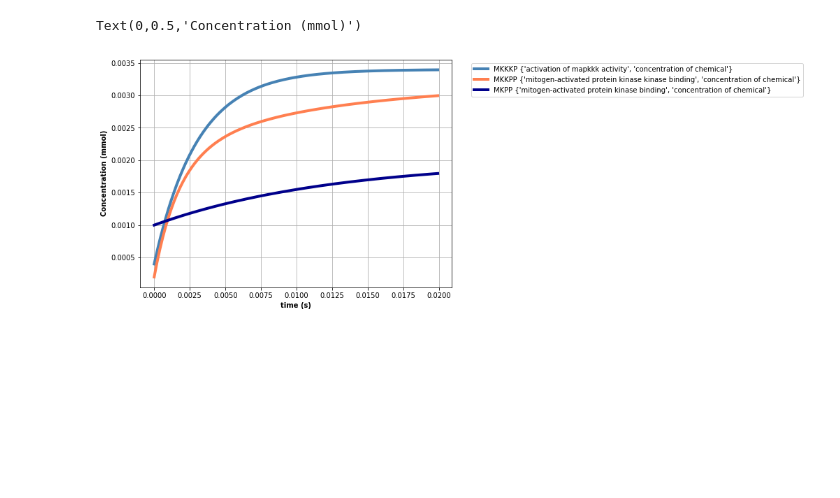
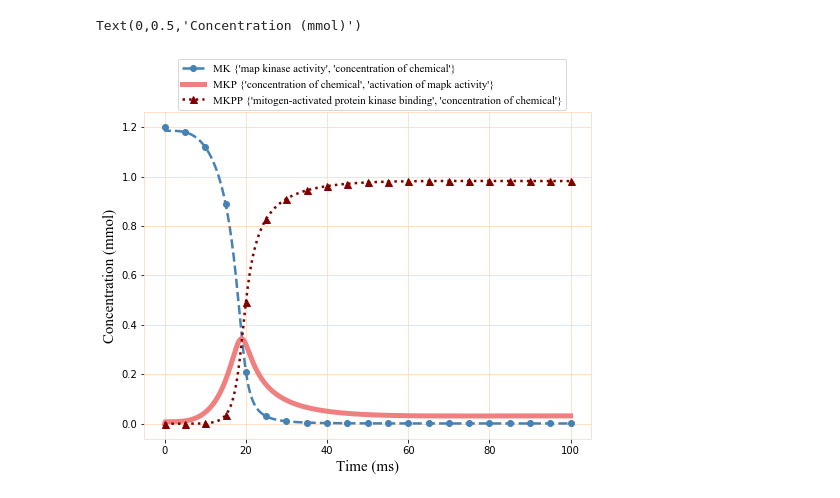
Before and after one commit to Niloofar-Sh/AnnotationBased_modelIntegration, a Jupyter notebook: Phosphorylation_Git/Phosphorylation-5Loops.ipynb, the cells around one changed output. Saved outputs shown, nothing was run; the diff lists cells and outputs as text; code cells hidden in the pictures; blank space fills up the shorter version.

```diff
--- a/Phosphorylation_Git/Phosphorylation-5Loops.ipynb
+++ b/Phosphorylation_Git/Phosphorylation-5Loops.ipynb
@@ -814,5 +798,5 @@ def combineDict(dicts):
 # %%
 x_0=combineDict(x0)
 # %%
-t_span = [0,5]
-t, x = bgt.simulate(model, timespan=t_span, control_vars={}, x0=x_0, dt=0.0001)
+t_span = [0,100]
+t, x = bgt.simulate(model, timespan=t_span, control_vars={}, x0=x_0, dt=0.1)
@@ -830,0 +840,15 @@ Text(0,0.5,'Concentration (mmol)')
+# %%
+rcParams['figure.figsize'] = 9, 6
+plt.rcParams['axes.facecolor'] = 'white'
+plt.rc('axes',edgecolor='peachpuff')
+font = font_manager.FontProperties(family='Times New Roman',
+                                   weight='bold',
+                                   style='normal', size=11)
+
+plt.plot(t,x[:,13],'steelblue',marker= 'o',markevery=50,ms=6,linestyle='--',linewidth=2.5,label='MKK'+' '+str(list(model.state_vars.values())[13][0].name))
+plt.plot(t,x[:,14],'lightcoral',linewidth=5 ,label='MKKP'+' '+str(list(model.state_vars.values())[14][0].name))
+plt.plot(t,x[:,0],'maroon',marker= '^',markevery=50,ms=7,linestyle=':',linewidth=2.5, label='MKKPP'+' '+str(list(model.state_vars.values())[0][0].name))
+plt.legend(loc='upper center',bbox_to_anchor=(0.51, 1.18), fontsize=8, prop=font)
+plt.grid(color='peachpuff')
+plt.xlabel('Time (ms)', fontweight='bold',family='Times New Roman', fontsize=15)
+plt.ylabel('Concentration (mmol)', fontweight='bold',family='Times New Roman', fontsize=15)
@@ -831,12 +858,18 @@ Text(0,0.5,'Concentration (mmol)')
 # %%
 rcParams['figure.figsize'] = 8, 6
-plt.plot(t[0:200],x[0:200,9],'steelblue', linewidth='4', label='MKKKP'+' '+str(list(model.state_vars.values())[9][0].name))
-plt.plot(t[0:200],x[0:200,0],'coral', linewidth='4', label='MKKPP'+' '+str(list(model.state_vars.values())[0][0].name))
-plt.plot(t[0:200],x[0:200,5],'darkblue', linewidth='4', label='MKPP'+' '+str(list(model.state_vars.values())[5][0].name))
-plt.legend(bbox_to_anchor=(1.05, 1))
-plt.grid()
-plt.xlabel('time (s)', fontweight='bold')
-plt.ylabel('Concentration (mmol)', fontweight='bold')
+plt.rcParams['axes.facecolor'] = 'white'
+plt.rc('axes',edgecolor='peachpuff')
+font = font_manager.FontProperties(family='Times New Roman',
+                                   weight='bold',
+                                   style='normal', size=11)
+
+plt.plot(t,x[:,24],'steelblue',marker= 'o',markevery=50,ms=6,linewidth=2.5, linestyle='--', label='MK'+' '+str(list(model.state_vars.values())[24][0].name))
+plt.plot(t,x[:,4],'lightcoral', linewidth='5', label='MKP'+' '+str(list(model.state_vars.values())[4][0].name))
+plt.plot(t,x[:,5],'maroon',marker= '^',markevery=50,ms=7,linestyle=':',linewidth=2.5, label='MKPP'+' '+str(list(model.state_vars.values())[5][0].name))
+plt.legend(loc='upper center',bbox_to_anchor=(0.51, 1.18), fontsize=8, prop=font)
+plt.grid(color='peachpuff')
+plt.xlabel('Time (ms)', fontweight='bold',family='Times New Roman', fontsize=15)
+plt.ylabel('Concentration (mmol)', fontweight='bold',family='Times New Roman', fontsize=15)
 # %% [output]
 Text(0,0.5,'Concentration (mmol)')
-[figure, old version]
+[figure, new version]
```
Also changed, not shown: parts of 8 cells of this notebook, 5 other files.
